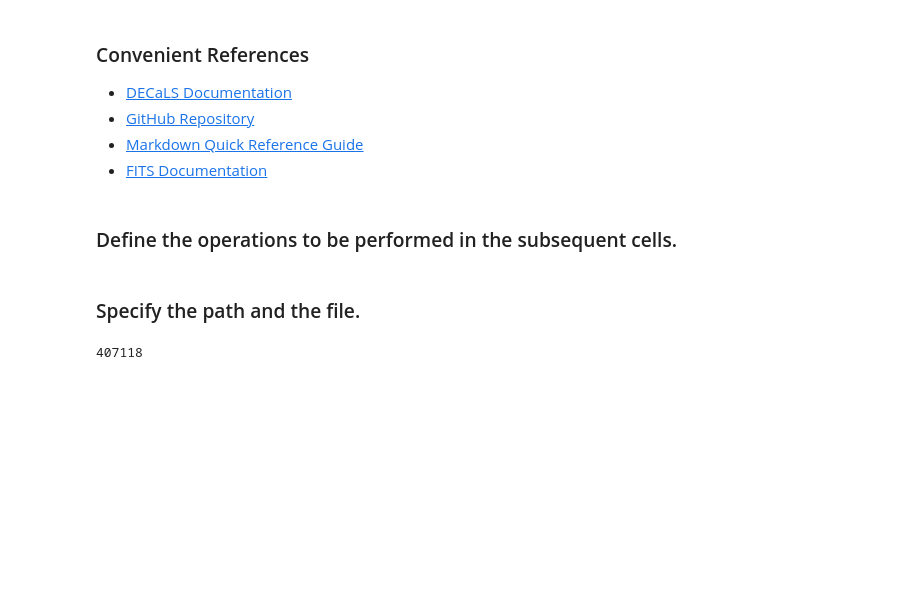
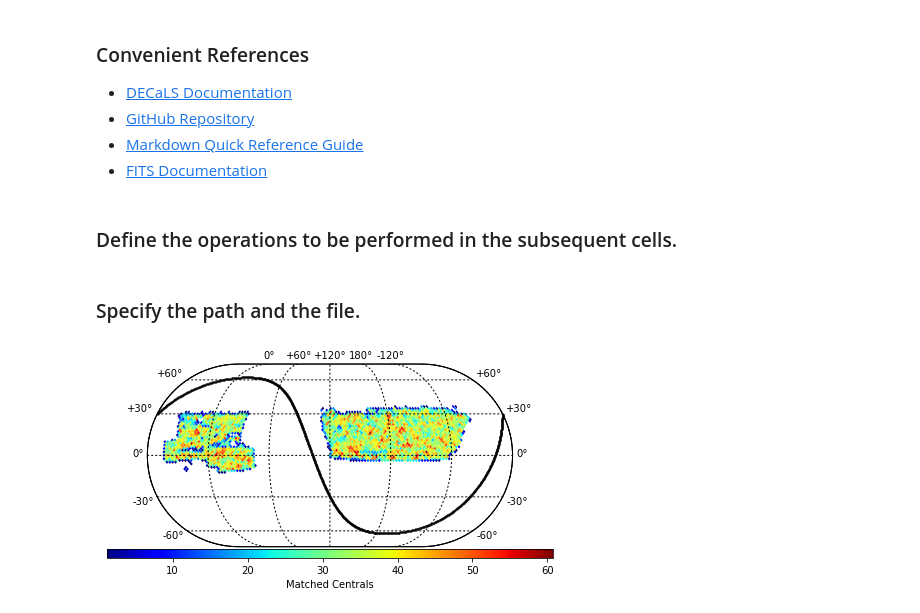
Before and after one commit to moustakas/siena-astrophysics, a Jupyter notebook: research/massivepilot/massivepilot.ipynb, the cells around one changed output. Drawn from its saved outputs; the diff is of its cells as text; code cells hidden in the pictures; blank space fills up the shorter version.

Commit message:
qa radec plots

```diff
--- a/research/massivepilot/massivepilot.ipynb
+++ b/research/massivepilot/massivepilot.ipynb
@@ -35,7 +44,5 @@ file = 'tractor-redmapper_isedfit_v5.10_centrals.fits'
 # %%
 data = fits.getdata(os.path.join(path, file))
-print(len(data))
+centralsdata = fits.getdata(os.path.join(path, centrals))
-# %% [output]
-407118
 # %%
 if CUTS == True:
@@ -44,0 +52,11 @@ if CUTS == True:
+# %%
+matched = fitsio.read(os.path.join(path, 'tractor_matched_centrals.fits'))
+# %%
+with warnings.catch_warnings():
+    warnings.simplefilter('ignore')
+    plt.figure(figsize=(8,4))
+    basemap = init_sky(galactic_plane_color='k');
+    plot_sky_binned(matched['RA'], matched['DEC'], verbose=False, clip_lo='!1', plot_type='healpix', cmap='jet',
+                label='Matched Centrals', basemap=basemap);
+# %% [output]
+[figure, added]
```
Also changed, not shown: parts of 8 cells of this notebook.
